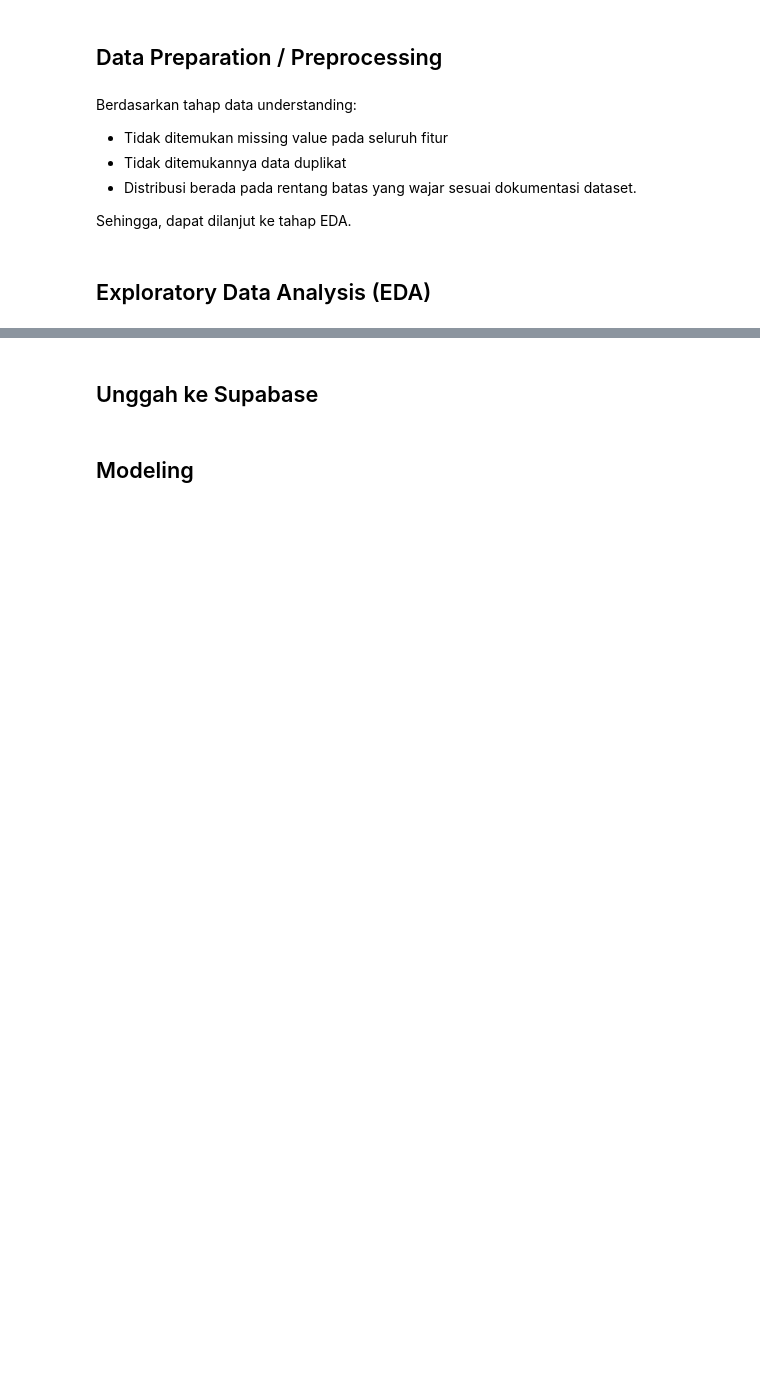
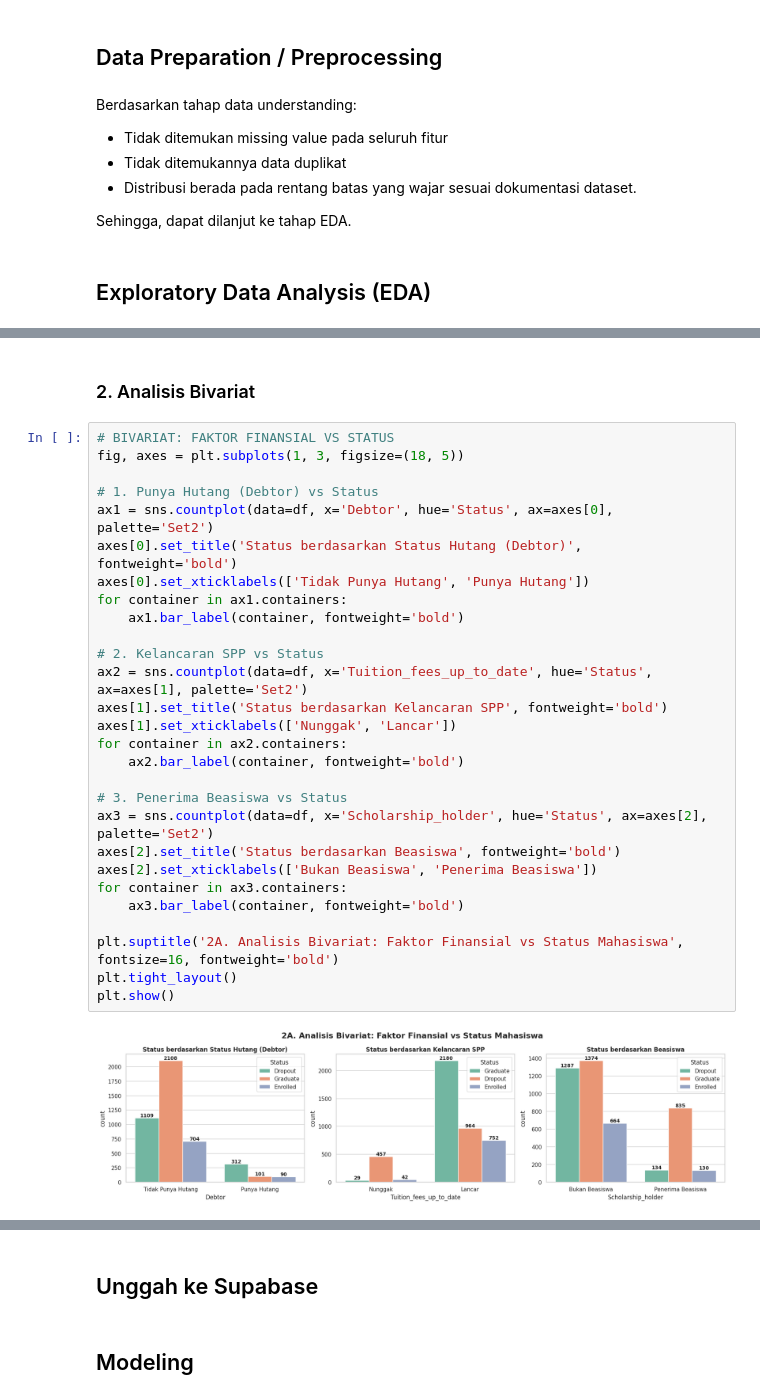
Before and after one commit to NuryaFahruRosyidin2406/Submission-Akhir-Dicoding-Menyelesaikan-Permasalahan-Institusi-Pendidikan, a Jupyter notebook: notebook.ipynb, the cells around one changed output, grey strips where cells are left out. Drawn from its saved outputs; the diff is of its cells as text; blank space fills up the shorter version.

```diff
--- a/notebook.ipynb
+++ b/notebook.ipynb
@@ -160,0 +314,32 @@ Sehingga, dapat dilanjut ke tahap EDA.
+# %% [markdown]
+### 2. Analisis Bivariat
+# %%
+# BIVARIAT: FAKTOR FINANSIAL VS STATUS
+fig, axes = plt.subplots(1, 3, figsize=(18, 5))
+
+# 1. Punya Hutang (Debtor) vs Status
+ax1 = sns.countplot(data=df, x='Debtor', hue='Status', ax=axes[0], palette='Set2')
+axes[0].set_title('Status berdasarkan Status Hutang (Debtor)', fontweight='bold')
+axes[0].set_xticklabels(['Tidak Punya Hutang', 'Punya Hutang'])
+for container in ax1.containers:
+    ax1.bar_label(container, fontweight='bold')
+
+# 2. Kelancaran SPP vs Status
+ax2 = sns.countplot(data=df, x='Tuition_fees_up_to_date', hue='Status', ax=axes[1], palette='Set2')
+axes[1].set_title('Status berdasarkan Kelancaran SPP', fontweight='bold')
+axes[1].set_xticklabels(['Nunggak', 'Lancar'])
+for container in ax2.containers:
+    ax2.bar_label(container, fontweight='bold')
+
+# 3. Penerima Beasiswa vs Status
+ax3 = sns.countplot(data=df, x='Scholarship_holder', hue='Status', ax=axes[2], palette='Set2')
+axes[2].set_title('Status berdasarkan Beasiswa', fontweight='bold')
+axes[2].set_xticklabels(['Bukan Beasiswa', 'Penerima Beasiswa'])
+for container in ax3.containers:
+    ax3.bar_label(container, fontweight='bold')
+
+plt.suptitle('2A. Analisis Bivariat: Faktor Finansial vs Status Mahasiswa', fontsize=16, fontweight='bold')
+plt.tight_layout()
+plt.show()
+# %% [output]
+[figure, added]
```
Also changed, not shown: parts of 14 cells of this notebook.
